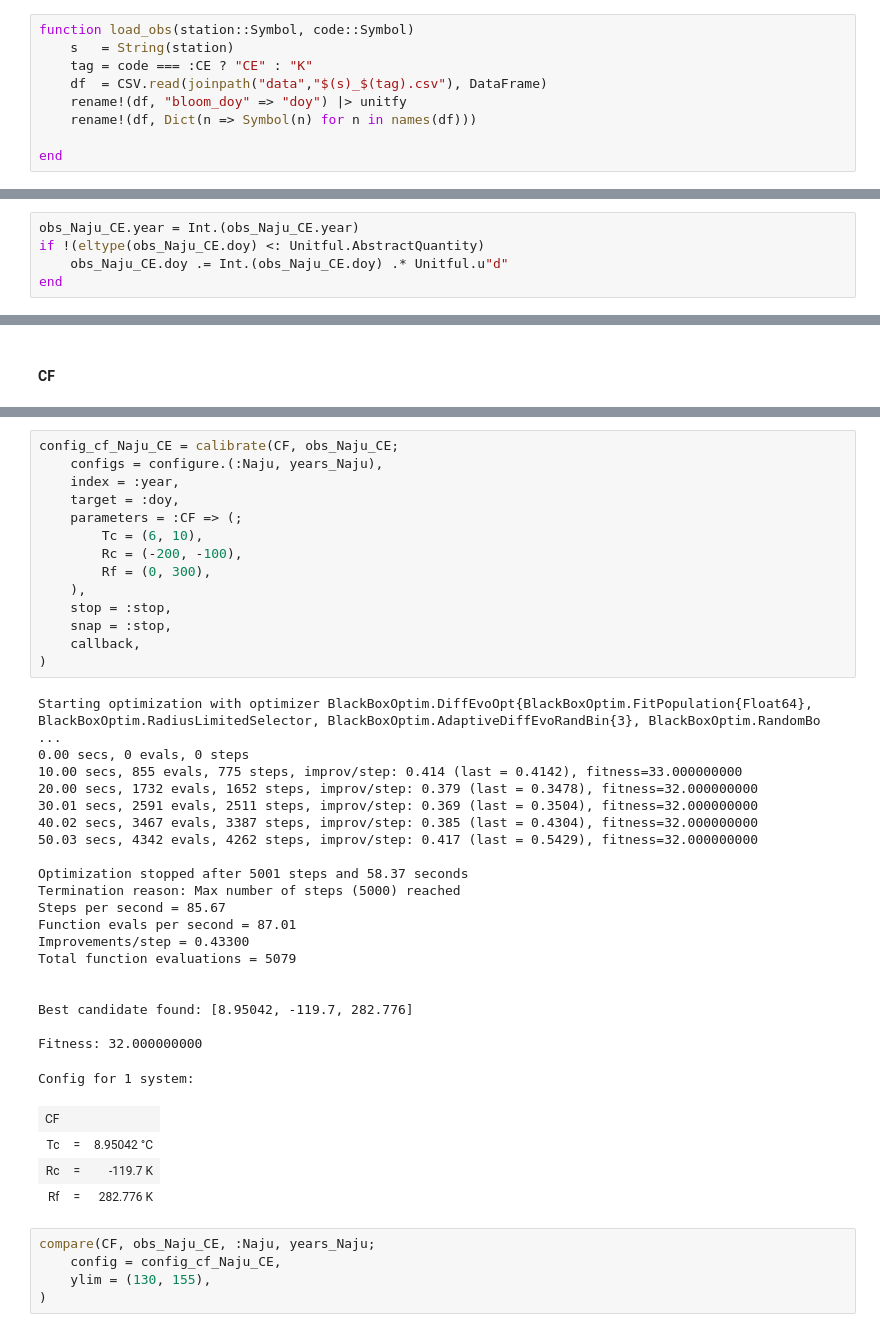
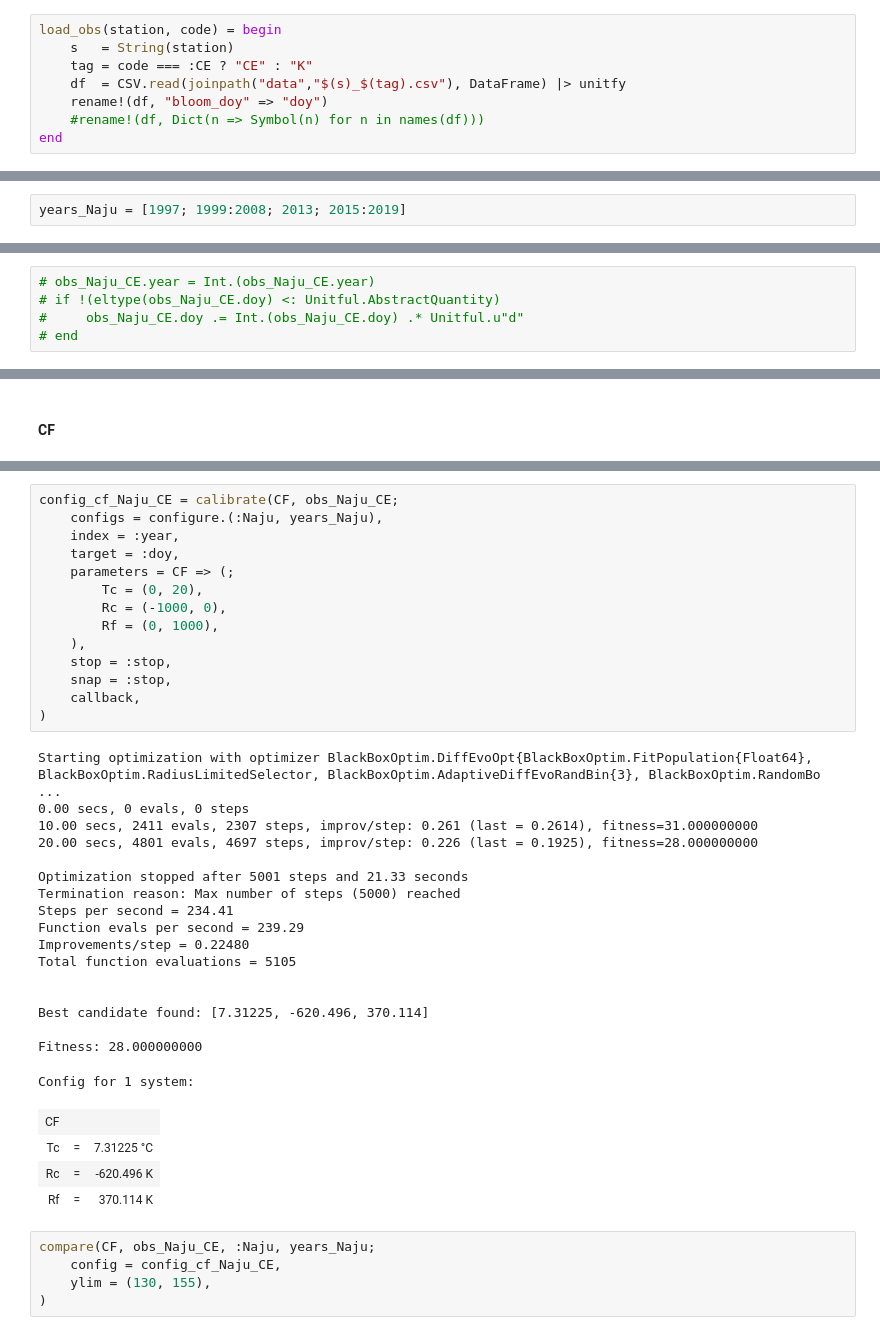
Before and after one commit to j28s/Grape, a Jupyter notebook: grape_ensemble_j28s.ipynb, the cells around one changed output, grey strips where cells are left out. Cells and saved outputs as stored; diff of their text form.

```diff
--- a/grape_ensemble_j28s.ipynb
+++ b/grape_ensemble_j28s.ipynb
@@ -23,13 +23,12 @@ end
 # %% [output]
 load_met (generic function with 1 method)
 # %%
-function load_obs(station::Symbol, code::Symbol)
+load_obs(station, code) = begin
     s   = String(station)
     tag = code === :CE ? "CE" : "K"
-    df  = CSV.read(joinpath("data","$(s)_$(tag).csv"), DataFrame)
-    rename!(df, "bloom_doy" => "doy") |> unitfy
-    rename!(df, Dict(n => Symbol(n) for n in names(df)))
-
+    df  = CSV.read(joinpath("data","$(s)_$(tag).csv"), DataFrame) |> unitfy
+    rename!(df, "bloom_doy" => "doy")
+    #rename!(df, Dict(n => Symbol(n) for n in names(df)))
 end
 # %% [output]
 load_obs (generic function with 1 method)
@@ -243,3 +240,5 @@ years_Naju = vcat(collect(1997), collect(1999:2008), collect(2013), collect(2015
  2017
  2018
  2019
+# %%
+years_Naju = [1997; 1999:2008; 2013; 2015:2019]
@@ -292,5 +310,5 @@ obs_Naju_CE = DataFrames.select(obs_Naju_CE, [:year, :doy])   # ← DataFrames.s
 # %%
-obs_Naju_CE.year = Int.(obs_Naju_CE.year)
-if !(eltype(obs_Naju_CE.doy) <: Unitful.AbstractQuantity)
-    obs_Naju_CE.doy .= Int.(obs_Naju_CE.doy) .* Unitful.u"d"
-end
+# obs_Naju_CE.year = Int.(obs_Naju_CE.year)
+# if !(eltype(obs_Naju_CE.doy) <: Unitful.AbstractQuantity)
+#     obs_Naju_CE.doy .= Int.(obs_Naju_CE.doy) .* Unitful.u"d"
+# end
@@ -321,42 +343,39 @@ visualize(obs_Naju_CE, :year, :doy; kind = :scatterline)
 # %%
 config_cf_Naju_CE = calibrate(CF, obs_Naju_CE;
     configs = configure.(:Naju, years_Naju),
     index = :year,
     target = :doy,
-    parameters = :CF => (;
-        Tc = (6, 10),
-        Rc = (-200, -100),
-        Rf = (0, 300),
+    parameters = CF => (;
+        Tc = (0, 20),
+        Rc = (-1000, 0),
+        Rf = (0, 1000),
     ),
     stop = :stop,
     snap = :stop,
     callback,
 )
 # %% [output]
 Starting optimization with optimizer BlackBoxOptim.DiffEvoOpt{BlackBoxOptim.FitPopulation{Float64}, BlackBoxOptim.RadiusLimitedSelector, BlackBoxOptim.AdaptiveDiffEvoRandBin{3}, BlackBoxOptim.RandomBo ...
 0.00 secs, 0 evals, 0 steps
-10.00 secs, 855 evals, 775 steps, improv/step: 0.414 (last = 0.4142), fitness=33.000000000
-20.00 secs, 1732 evals, 1652 steps, improv/step: 0.379 (last = 0.3478), fitness=32.000000000
-30.01 secs, 2591 evals, 2511 steps, improv/step: 0.369 (last = 0.3504), fitness=32.000000000
-40.02 secs, 3467 evals, 3387 steps, improv/step: 0.385 (last = 0.4304), fitness=32.000000000
-50.03 secs, 4342 evals, 4262 steps, improv/step: 0.417 (last = 0.5429), fitness=32.000000000
+10.00 secs, 2411 evals, 2307 steps, improv/step: 0.261 (last = 0.2614), fitness=31.000000000
+20.00 secs, 4801 evals, 4697 steps, improv/step: 0.226 (last = 0.1925), fitness=28.000000000
 
-Optimization stopped after 5001 steps and 58.37 seconds
+Optimization stopped after 5001 steps and 21.33 seconds
 Termination reason: Max number of steps (5000) reached
-Steps per second = 85.67
-Function evals per second = 87.01
-Improvements/step = 0.43300
-Total function evaluations = 5079
+Steps per second = 234.41
+Function evals per second = 239.29
+Improvements/step = 0.22480
+Total function evaluations = 5105
 
 
-Best candidate found: [8.95042, -119.7, 282.776]
+Best candidate found: [7.31225, -620.496, 370.114]
 
-Fitness: 32.000000000
+Fitness: 28.000000000
 Config for 1 system:
 | CF |  |  |
-| Tc | = | 8.95042 °C |
-| Rc | = | -119.7 K |
-| Rf | = | 282.776 K |
+| Tc | = | 7.31225 °C |
+| Rc | = | -620.496 K |
+| Rf | = | 370.114 K |
 # %%
 compare(CF, obs_Naju_CE, :Naju, years_Naju;
     config = config_cf_Naju_CE,
```
Also changed, not shown: parts of 94 cells of this notebook, 6 other files.
